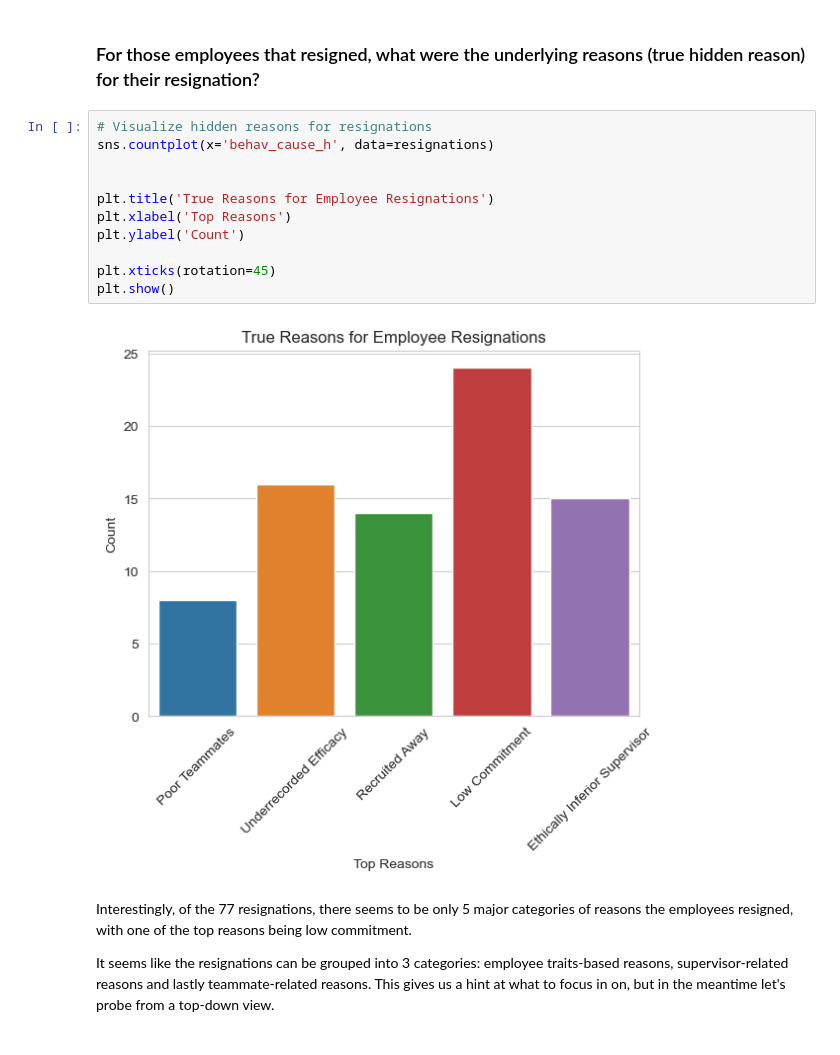
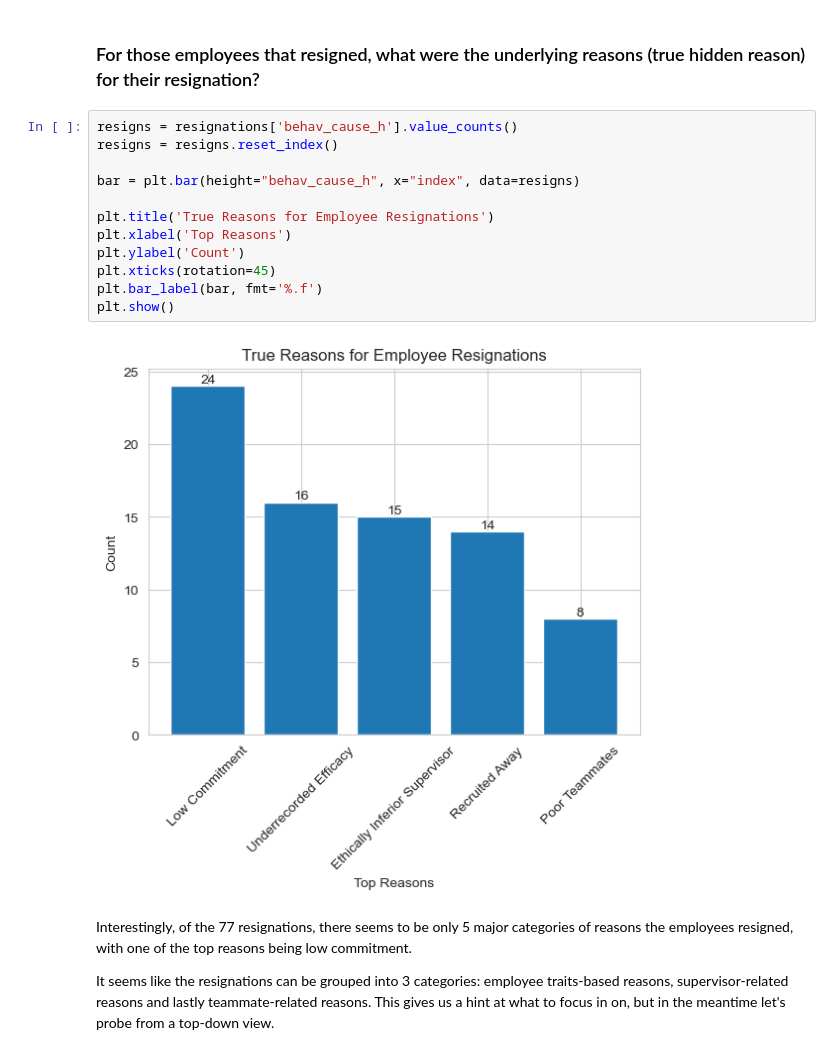
Before and after one commit to kyleanthonyr/Predicting-Employee-Attrition, a Jupyter notebook: notebooks/02-kar-eda.ipynb, the cells around one changed output. Cells and saved outputs as stored; diff of their text form.

```diff
--- a/notebooks/02-kar-eda.ipynb
+++ b/notebooks/02-kar-eda.ipynb
@@ -231,19 +231,20 @@ len(resignations)
 Of the 179 turnover events, 77 employees voluntarily resigned!
 # %% [markdown]
 ### For those employees that resigned, what were the underlying reasons (true hidden reason) for their resignation?
-# %%
-# Visualize hidden reasons for resignations
-sns.countplot(x='behav_cause_h', data=resignations)
-
-
-plt.title('True Reasons for Employee Resignations')
-plt.xlabel('Top Reasons')
-plt.ylabel('Count')
-
-plt.xticks(rotation=45)
-plt.show()
-# %% [output]
-[figure, removed]
+# %%
+resigns = resignations['behav_cause_h'].value_counts()
+resigns = resigns.reset_index()
+
+bar = plt.bar(height="behav_cause_h", x="index", data=resigns)
+
+plt.title('True Reasons for Employee Resignations')
+plt.xlabel('Top Reasons')
+plt.ylabel('Count')
+plt.xticks(rotation=45)
+plt.bar_label(bar, fmt='%.f')
+plt.show()
+# %% [output]
+[figure, added]
 # %% [markdown]
 Interestingly, of the 77 resignations, there seems to be only 5 major categories of reasons the employees resigned, with one of the top reasons being low commitment.
 
```
Also changed, not shown: parts of 4 cells of this notebook, 2 other files.
